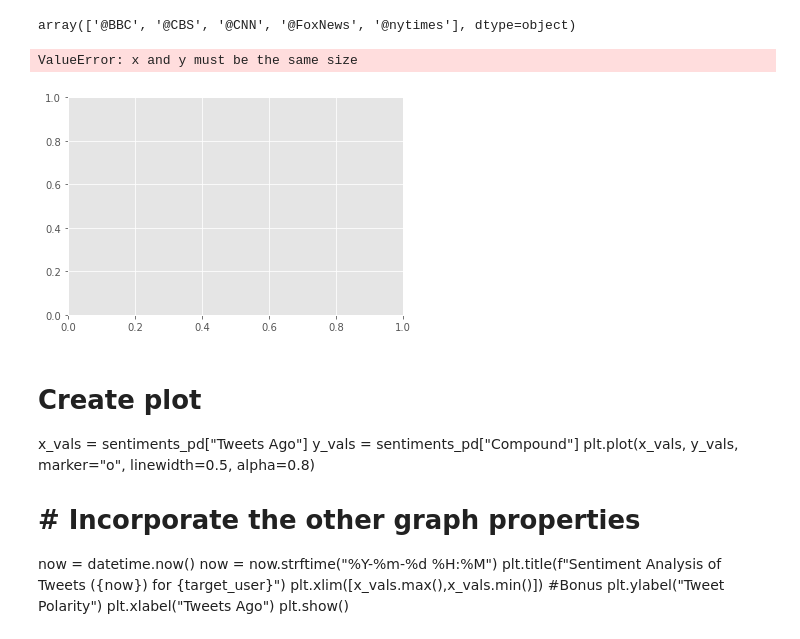
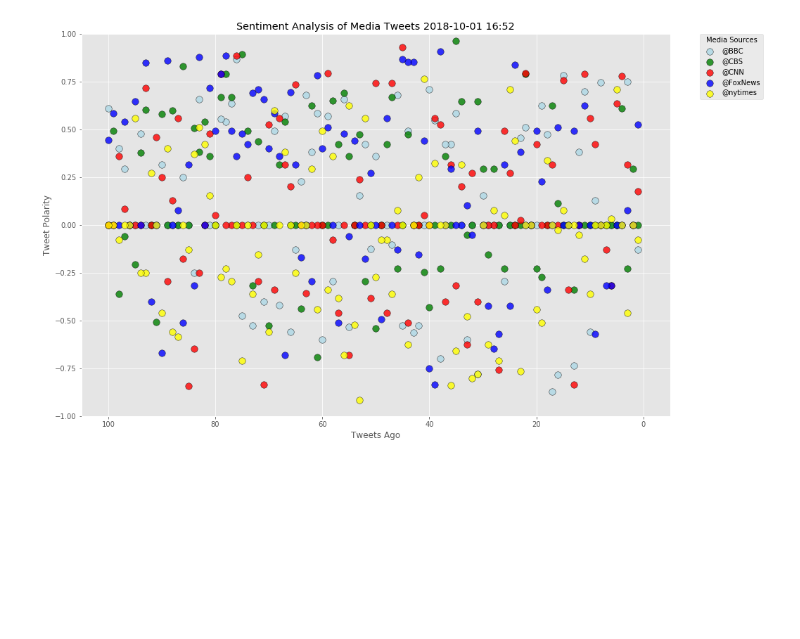
Before and after one commit to salizadeh10/Distinguishing-Sentiments, a Jupyter notebook: distinguishing_sentiments.ipynb, the cells around one changed output. Saved outputs shown, nothing was run; the diff lists cells and outputs as text; code cells hidden in the pictures; blank space fills up the shorter version.

Commit message:
Scatter Plot Complete

```diff
--- a/distinguishing_sentiments.ipynb
+++ b/distinguishing_sentiments.ipynb
@@ -157,71 +157,27 @@ all_sentiments_pd.to_csv("NewTweets.csv", index=True, header=True)
-# %%
-tweet_source = all_sentiments_pd["Source Account"].unique()
-tweet_source
-# %% [output]
-array(['@BBC', '@CBS', '@CNN', '@FoxNews', '@nytimes'], dtype=object)
 # %%
-tweet_source = all_sentiments_pd["Source Account"].unique()
-colors = ['yellow', 'lightskyblue', 'darkblue', 'red', 'green']
+tweet_sources = all_sentiments_pd["Source Account"].unique()
+colors = ["lightblue", "green", "red", "blue", "yellow"]
 
-for i in range(len(source_account)):
-    x_axis = all_sentiments_pd[sentiments_pd['Source Account']==users[i]]['Tweets Ago'].values
+for i in range(len(tweet_sources)):
+    x_axis = all_sentiments_pd[all_sentiments_pd["Source Account"] == tweet_sources[i]]["Tweets Ago"].values
+    y_axis = all_sentiments_pd[all_sentiments_pd["Source Account"] == tweet_sources[i]]["Compound"].values
 
-    plt.scatter(x=all_sentiments_pd[sentiment_df['User']==users[i]]['Tweets_Ago'].values,
-                y=sentiment_df[sentiment_df['User']==users[i]]['Compound_Score'].values,
-                s = 90,#*sentiment_df[sentiment_df['User']==users[i]]['Tweets_Ago'].values,
-                c = colors[i], label = users[i],
-                alpha = .7, edgecolor = 'black', linewidth = .8)
+    plt.scatter(x_axis, y_axis, s = 90, c = colors[i], label = tweet_source[i],
+                alpha = .8, edgecolor = 'black', linewidth = .5)
+
+
+now = datetime.now()
+now = now.strftime("%Y-%m-%d %H:%M")
 
 plt.xlabel("Tweets Ago")
 plt.ylabel("Tweet Polarity")
-plt.title("Sentiment Analysis of Media Tweets (01/08/17)")
-plt.legend(title="Media Sources", loc='upper right')
-plt.grid()
-plt.gcf().set_size_inches(15, 6)
-plt.rcParams['axes.facecolor'] = 'gainsboro'
-ax = plt.gca()
-ax.set_xlim(ax.get_xlim()[::-1])
+plt.title("Sentiment Analysis of Media Tweets " + now)
+plt.legend(title="Media Sources", bbox_to_anchor=(1.05, 1), loc=2, borderaxespad=0.)
+plt.grid(True)
+plt.gcf().set_size_inches(15, 10)
+plt.xlim(105, -5)
 plt.ylim(-1, 1)
 plt.savefig("Sentiment_Analysis_Tweets.png")
 plt.show()
+# %% [output]
+[figure, added]
-# %%
-# scatter plots
-
-plt.scatter(x_axis, all_sentiments_pd["Compound"], edgecolors="black",
-            marker="o", alpha=0.7, label=sentiments_pd["Source Account"] , facecolors="lightcoral")
-
-# cosmatic stuff
-plt.title("Sentiment Analysis of Media Tweets")
-plt.xlabel("Tweets Ago")
-plt.ylabel("Tweet Polarity")
-plt.grid(True)
-plt.ylim(-1, 1)
-plt.xlim(105, -5)
-
-#legend = plt.legend( scatterpoints=1, loc="best", title="City Types")
-#legend.legendHandles[0]._sizes = [40]
-#legend.legendHandles[1]._sizes = [40]
-legend.legendHandles[0]._sizes = [50]
-
-# Save Figure
-plt.savefig("total_number_of_rides_for_city_type_scatter.png")
-plt.show()
-# %% [output]
-ValueError: x and y must be the same size
-[figure, removed]
-# %% [markdown]
-# Create plot
-x_vals = sentiments_pd["Tweets Ago"]
-y_vals = sentiments_pd["Compound"]
-plt.plot(x_vals,
-         y_vals, marker="o", linewidth=0.5,
-         alpha=0.8)
-
-# # Incorporate the other graph properties
-now = datetime.now()
-now = now.strftime("%Y-%m-%d %H:%M")
-plt.title(f"Sentiment Analysis of Tweets ({now}) for {target_user}")
-plt.xlim([x_vals.max(),x_vals.min()]) #Bonus
-plt.ylabel("Tweet Polarity")
-plt.xlabel("Tweets Ago")
-plt.show()
```
Also changed, not shown: parts of 2 cells of this notebook.
